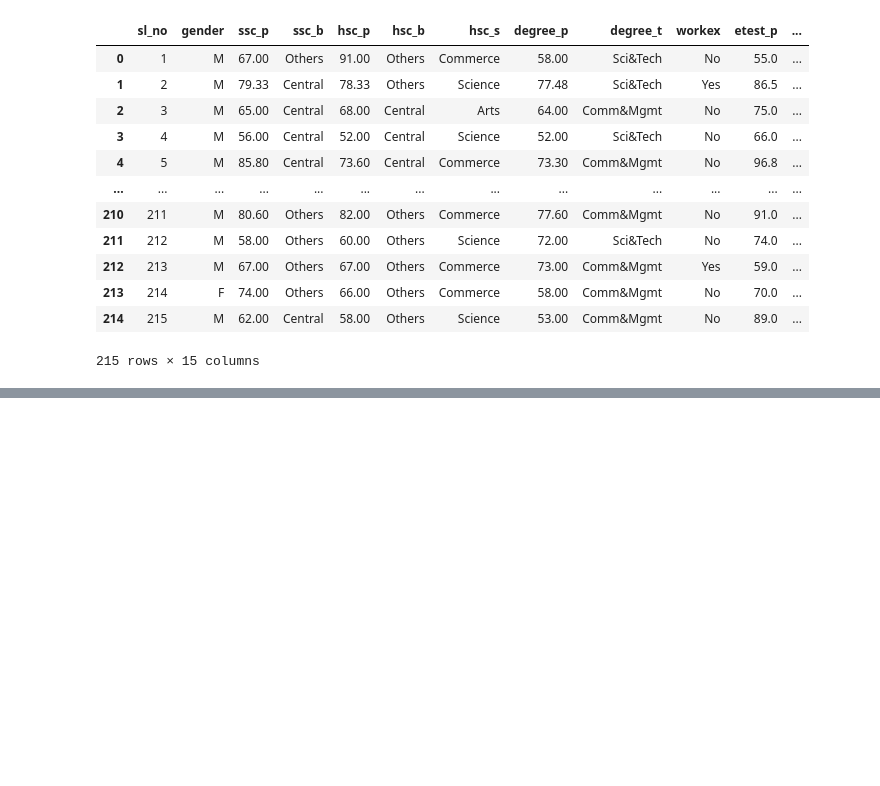
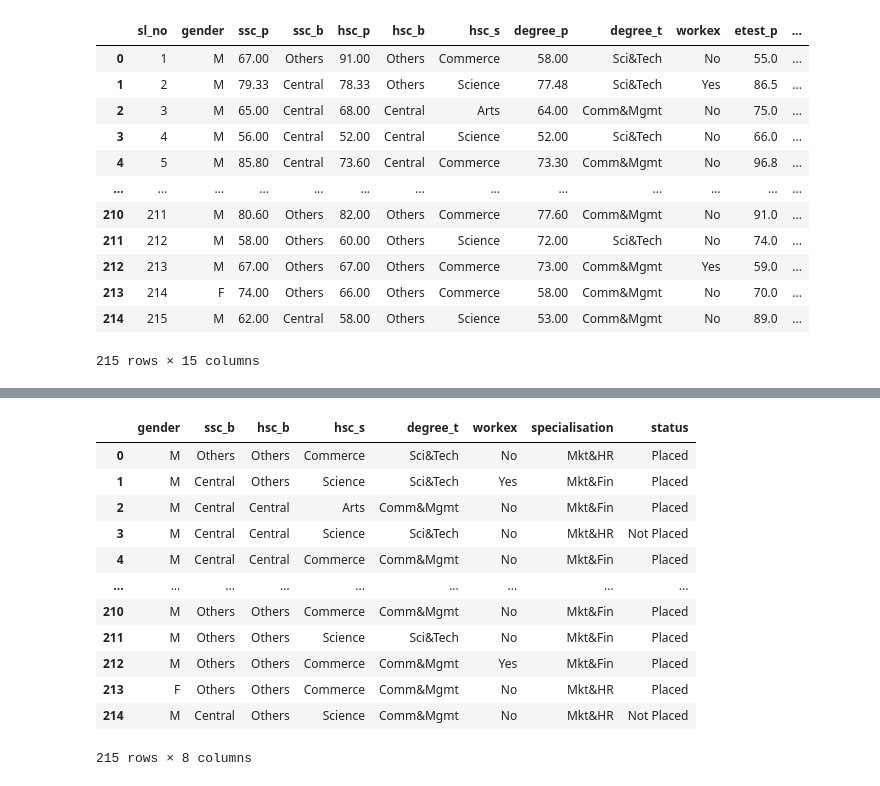
Before and after one commit to Deepa3018/DataScience_Univariate, a Jupyter notebook: Data_Preprocessing/Data_preprocessing.ipynb, the cells around one changed output, grey strips where cells are left out. Cells and saved outputs as stored; diff of their text form; code cells hidden in the pictures; blank space fills up the shorter version.

```diff
--- a/Data_Preprocessing/Data_preprocessing.ipynb
+++ b/Data_Preprocessing/Data_preprocessing.ipynb
@@ -131 +148,17 @@ dataset[quan]
+# %%
+cate
+# %% [output]
+|  | gender | ssc_b | hsc_b | hsc_s | degree_t | workex | specialisation | status |
+| 0 | M | Others | Others | Commerce | Sci&Tech | No | Mkt&HR | Placed |
+| 1 | M | Central | Others | Science | Sci&Tech | Yes | Mkt&Fin | Placed |
+| 2 | M | Central | Central | Arts | Comm&Mgmt | No | Mkt&Fin | Placed |
+| 3 | M | Central | Central | Science | Sci&Tech | No | Mkt&HR | Not Placed |
+| 4 | M | Central | Central | Commerce | Comm&Mgmt | No | Mkt&Fin | Placed |
+| ... | ... | ... | ... | ... | ... | ... | ... | ... |
+| 210 | M | Others | Others | Commerce | Comm&Mgmt | No | Mkt&Fin | Placed |
+| 211 | M | Others | Others | Science | Sci&Tech | No | Mkt&Fin | Placed |
+| 212 | M | Others | Others | Commerce | Comm&Mgmt | Yes | Mkt&Fin | Placed |
+| 213 | F | Others | Others | Commerce | Comm&Mgmt | No | Mkt&HR | Placed |
+| 214 | M | Central | Others | Science | Comm&Mgmt | No | Mkt&HR | Not Placed |
+215 rows × 8 columns
 # %%
```
Also changed, not shown: parts of 12 cells of this notebook, 1 other file.
